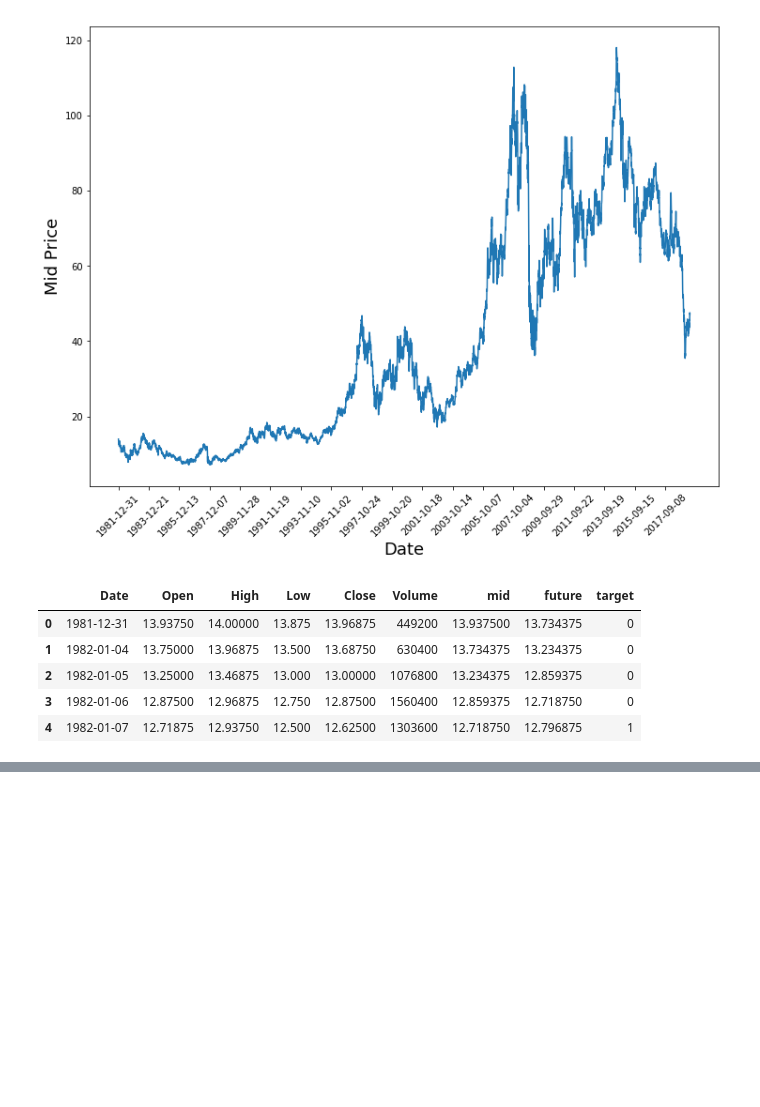
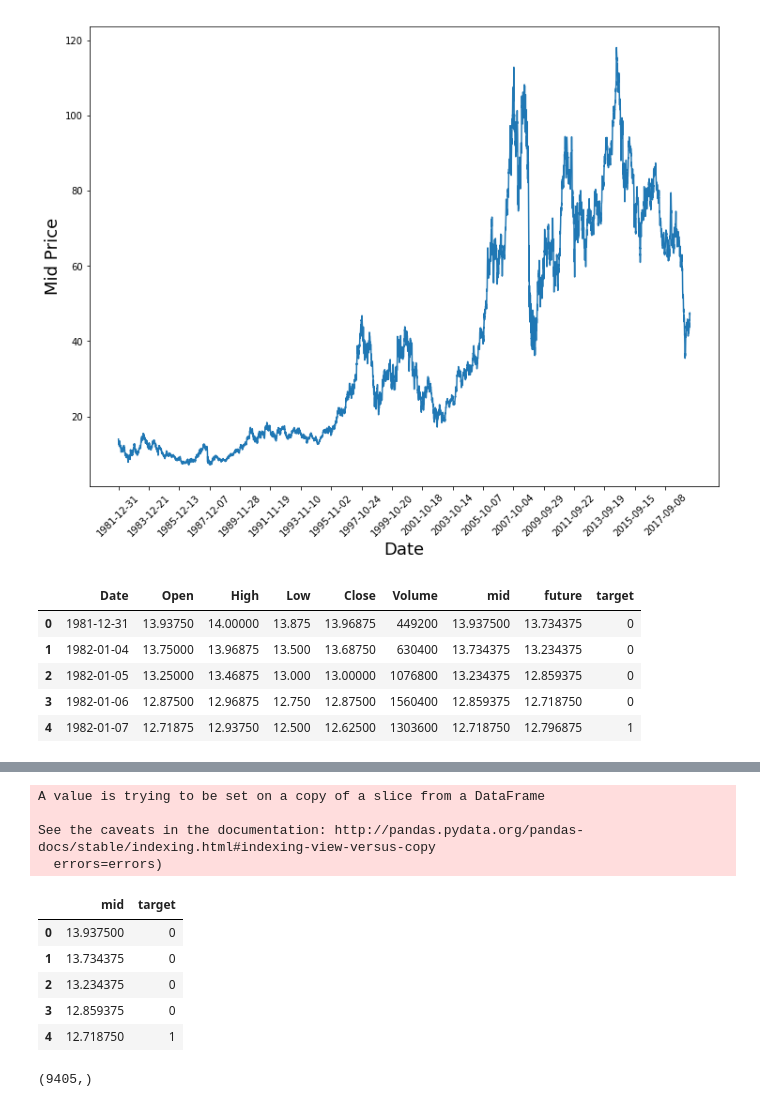
Before and after one commit to discovery-league/Deep-Learning-in-Python, a Jupyter notebook: Stock_Prediction.ipynb, the cells around one changed output, grey strips where cells are left out. Cells and saved outputs as stored; diff of their text form; code cells hidden in the pictures; blank space fills up the shorter version.

```diff
--- a/Stock_Prediction.ipynb
+++ b/Stock_Prediction.ipynb
@@ -58,0 +68,8 @@ df.head()
+# %%
+times = sorted(df.index.values) #gets the times
+last_10pct = sorted(df.index.values)[-int(0.1*len(times))] #gets the last 10%
+last_20pct = sorted(df.index.values)[-int(0.2*len(times))] #gets the last 20%
+# %%
+test_df = df[(df.index >= last_10pct)]
+validation_df = df[(df.index >= last_20pct) & (df.index < last_10pct)]
+train_df = df[(df.index < last_20pct)] #all the data up to the last 20%
@@ -58,0 +88,18 @@ df.head()
+# %%
+train_df.drop(columns=["Date", "future", 'Open', 'High', 'Low', 'Close', 'Volume'], inplace=True)
+validation_df.drop(columns=["Date", "future", 'Open', 'High', 'Low', 'Close', 'Volume'], inplace=True)
+test_df.drop(columns=["Date", "future", 'Open', 'High', 'Low', 'Close', 'Volume'], inplace=True)# don't need this anymore
+# %% [output]
+A value is trying to be set on a copy of a slice from a DataFrame
+
+See the caveats in the documentation: http://pandas.pydata.org/pandas-docs/stable/indexing.html#indexing-view-versus-copy
+  errors=errors)
+# %%
+train_df.head()
+# %% [output]
+|  | mid | target |
+| 0 | 13.937500 | 0 |
+| 1 | 13.734375 | 0 |
+| 2 | 13.234375 | 0 |
+| 3 | 12.859375 | 0 |
+| 4 | 12.718750 | 1 |
@@ -58,0 +149,4 @@ df.head()
+# %%
+all_mid_data.shape
+# %% [output]
+(9405,)
```
Also changed, not shown: parts of 25 cells of this notebook.
